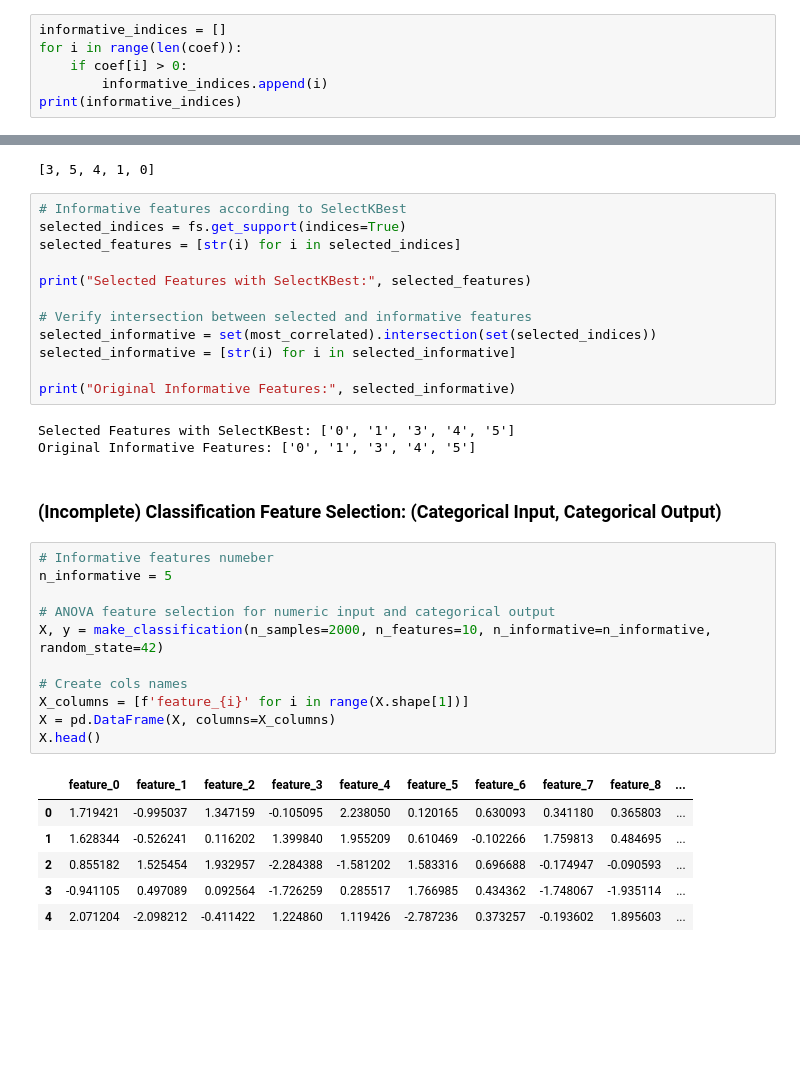
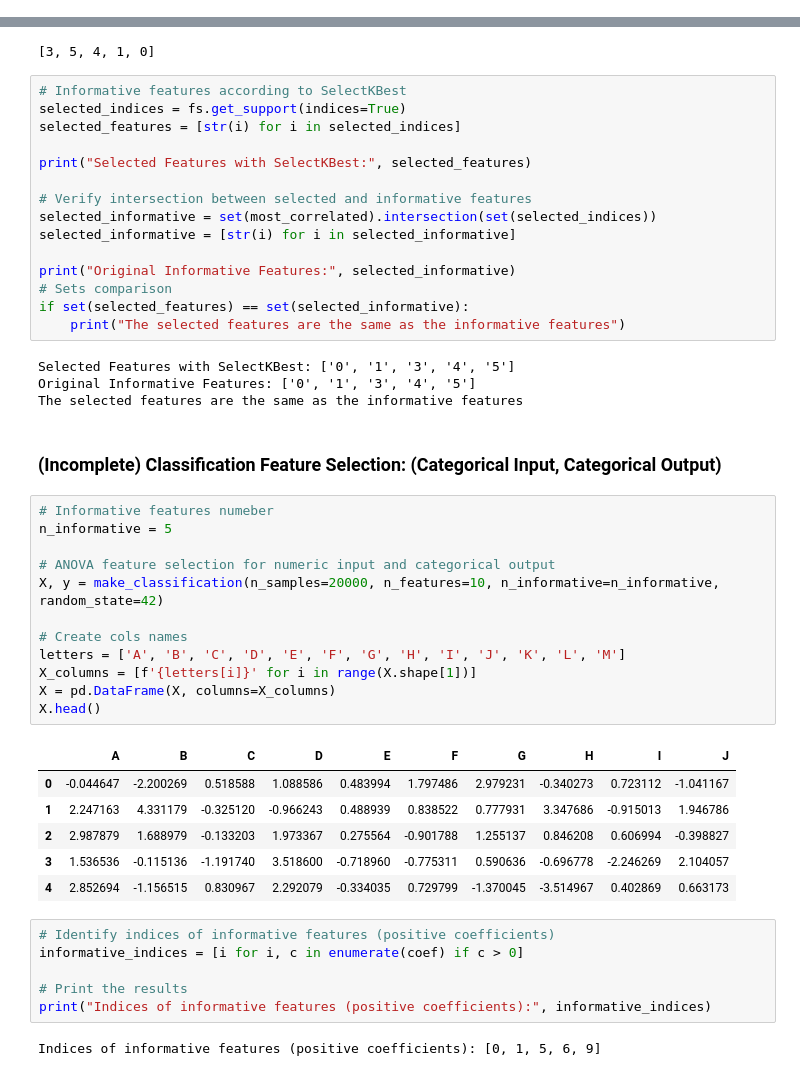
Before and after one commit to vincenzorrei/EDU-FeatureSelection, a Jupyter notebook: main.ipynb, the cells around one changed output, grey strips where cells are left out. Saved outputs shown, nothing was run; the diff lists cells and outputs as text; blank space fills up the shorter version.

```diff
--- a/main.ipynb
+++ b/main.ipynb
@@ -559,9 +564,3 @@ n_informative = 5
 
 # generate dataset
 X, y, coef = make_regression(n_samples=200000, n_features=10, n_informative=n_informative, coef=True, random_state=42)
-# %%
-informative_indices = []
-for i in range(len(coef)):
-    if coef[i] > 0:
-        informative_indices.append(i)
-print(informative_indices)
@@ -646,26 +656,39 @@ selected_informative = set(most_correlated).intersection(set(selected_indices))
 selected_informative = [str(i) for i in selected_informative]
 
 print("Original Informative Features:", selected_informative)
+# Sets comparison
+if set(selected_features) == set(selected_informative):
+    print("The selected features are the same as the informative features")
 # %% [output]
 Selected Features with SelectKBest: ['0', '1', '3', '4', '5']
 Original Informative Features: ['0', '1', '3', '4', '5']
+The selected features are the same as the informative features
 # %% [markdown]
 ### (Incomplete) Classification Feature Selection: (Categorical Input, Categorical Output)
 # %%
 # Informative features numeber
 n_informative = 5
 
 # ANOVA feature selection for numeric input and categorical output
-X, y = make_classification(n_samples=2000, n_features=10, n_informative=n_informative, random_state=42)
+X, y = make_classification(n_samples=20000, n_features=10, n_informative=n_informative, random_state=42)
 
 # Create cols names
-X_columns = [f'feature_{i}' for i in range(X.shape[1])]
+letters = ['A', 'B', 'C', 'D', 'E', 'F', 'G', 'H', 'I', 'J', 'K', 'L', 'M']
+X_columns = [f'{letters[i]}' for i in range(X.shape[1])]
 X = pd.DataFrame(X, columns=X_columns)
 X.head()
 # %% [output]
-|  | feature_0 | feature_1 | feature_2 | feature_3 | feature_4 | feature_5 | feature_6 | feature_7 | feature_8 | ... |
-| 0 | 1.719421 | -0.995037 | 1.347159 | -0.105095 | 2.238050 | 0.120165 | 0.630093 | 0.341180 | 0.365803 | ... |
-| 1 | 1.628344 | -0.526241 | 0.116202 | 1.399840 | 1.955209 | 0.610469 | -0.102266 | 1.759813 | 0.484695 | ... |
-| 2 | 0.855182 | 1.525454 | 1.932957 | -2.284388 | -1.581202 | 1.583316 | 0.696688 | -0.174947 | -0.090593 | ... |
-| 3 | -0.941105 | 0.497089 | 0.092564 | -1.726259 | 0.285517 | 1.766985 | 0.434362 | -1.748067 | -1.935114 | ... |
-| 4 | 2.071204 | -2.098212 | -0.411422 | 1.224860 | 1.119426 | -2.787236 | 0.373257 | -0.193602 | 1.895603 | ... |
+|  | A | B | C | D | E | F | G | H | I | J |
+| 0 | -0.044647 | -2.200269 | 0.518588 | 1.088586 | 0.483994 | 1.797486 | 2.979231 | -0.340273 | 0.723112 | -1.041167 |
+| 1 | 2.247163 | 4.331179 | -0.325120 | -0.966243 | 0.488939 | 0.838522 | 0.777931 | 3.347686 | -0.915013 | 1.946786 |
+| 2 | 2.987879 | 1.688979 | -0.133203 | 1.973367 | 0.275564 | -0.901788 | 1.255137 | 0.846208 | 0.606994 | -0.398827 |
+| 3 | 1.536536 | -0.115136 | -1.191740 | 3.518600 | -0.718960 | -0.775311 | 0.590636 | -0.696778 | -2.246269 | 2.104057 |
+| 4 | 2.852694 | -1.156515 | 0.830967 | 2.292079 | -0.334035 | 0.729799 | -1.370045 | -3.514967 | 0.402869 | 0.663173 |
+# %%
+# Identify indices of informative features (positive coefficients)
+informative_indices = [i for i, c in enumerate(coef) if c > 0]
+
+# Print the results
+print("Indices of informative features (positive coefficients):", informative_indices)
+# %% [output]
+Indices of informative features (positive coefficients): [0, 1, 5, 6, 9]
```
Also changed, not shown: parts of 40 cells of this notebook.
